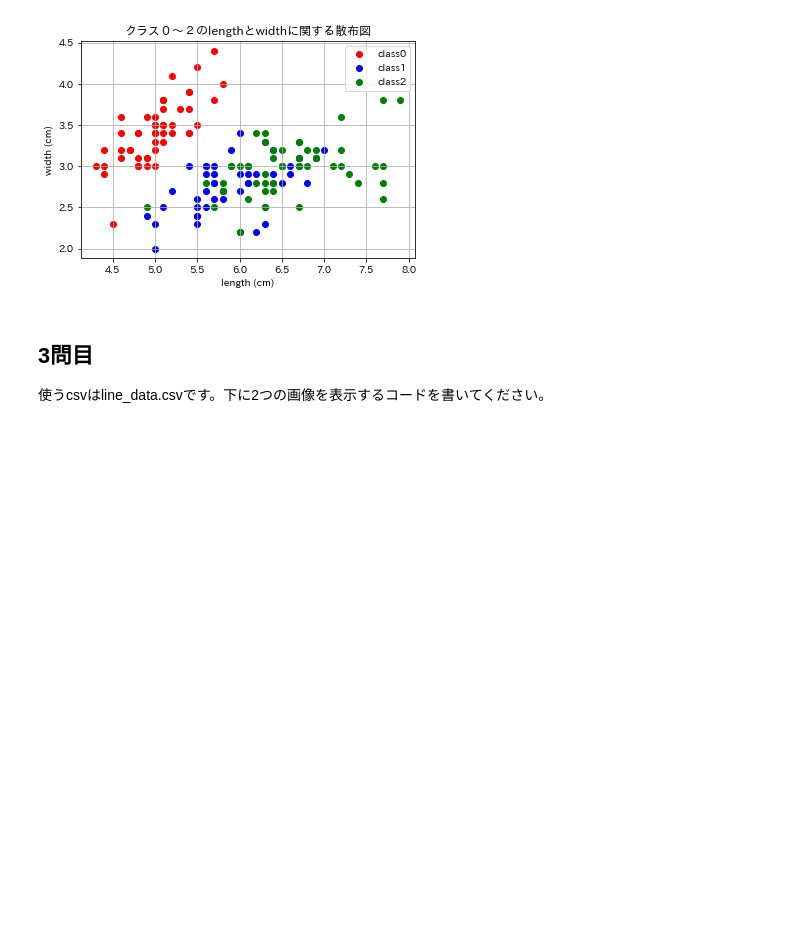
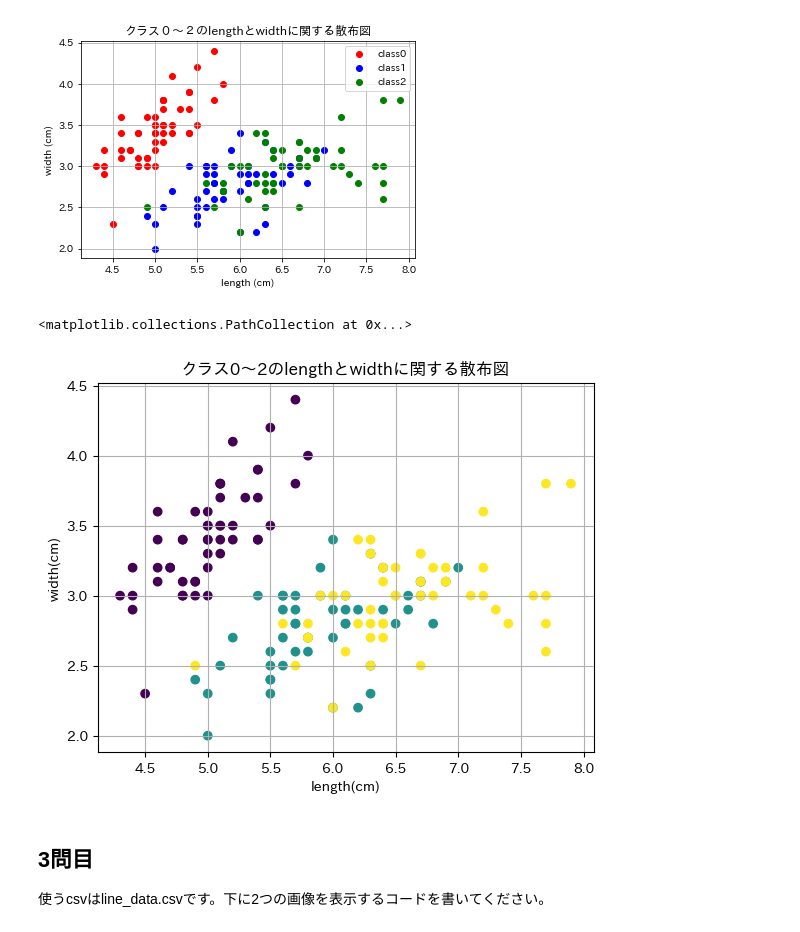
Before and after one commit to masukenn/Basic-Python, a Jupyter notebook: colab/quizzes/可視化問題.ipynb, the cells around one changed output. Cells and saved outputs as stored; diff of their text form; code cells hidden in the pictures; blank space fills up the shorter version.

```diff
--- a/colab/quizzes/可視化問題.ipynb
+++ b/colab/quizzes/可視化問題.ipynb
@@ -25,6 +42,19 @@ Requirement already satisfied: six>=1.5 in /usr/local/lib/python3.7/dist-package
 使うcsvはscatter_data.csvです。下にコードを書いてください。
 # %% [markdown]
 ![問2.png](embedded-picture-1)
+# %%
+df_03 = pd.read_csv("C:\\Users\\kento\\Basic-Python\\colab\quizzes\\matplotlib_quiz\\scatter_data.csv")
+x = df_03['length (cm)']
+y = df_03['width (cm)']
+color_values = df_03['class']
+plt.xlabel('length(cm)')
+plt.ylabel('width(cm)')
+plt.title('クラス0～2のlengthとwidthに関する散布図')
+plt.grid()
+plt.scatter(x,y, c=color_values)
+# %% [output]
+<matplotlib.collections.PathCollection at 0x...>
+[figure, added]
 # %% [markdown]
 ## 3問目
 使うcsvはline_data.csvです。下に2つの画像を表示するコードを書いてください。
```
Also changed, not shown: parts of 4 cells of this notebook, 1 other file.
